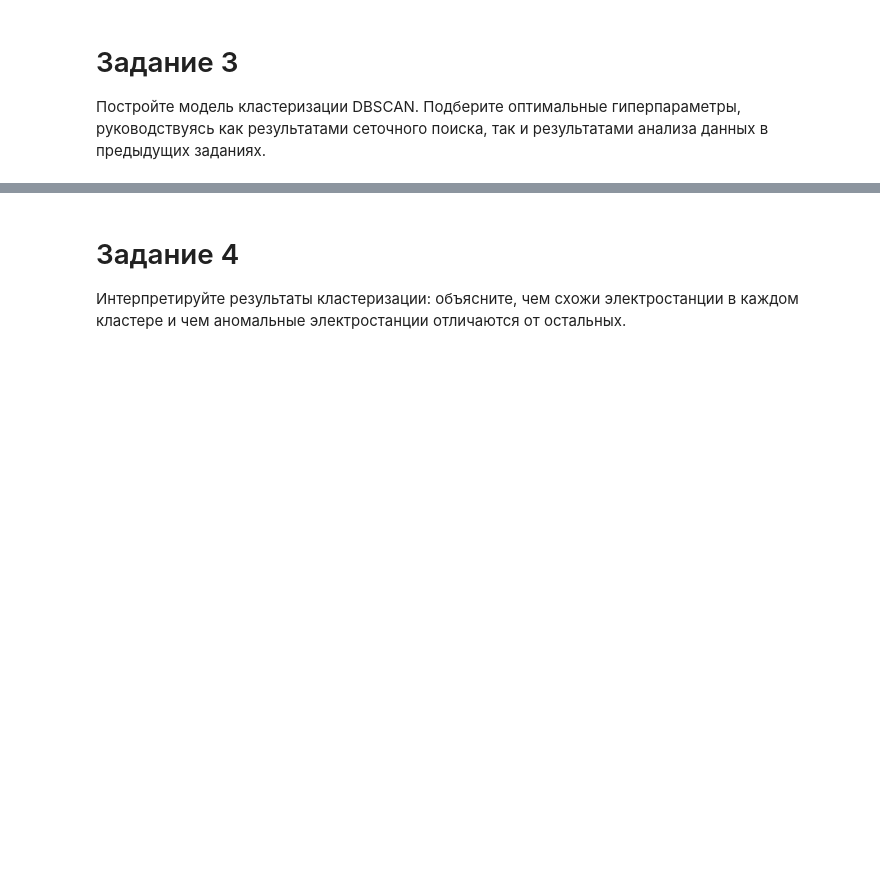
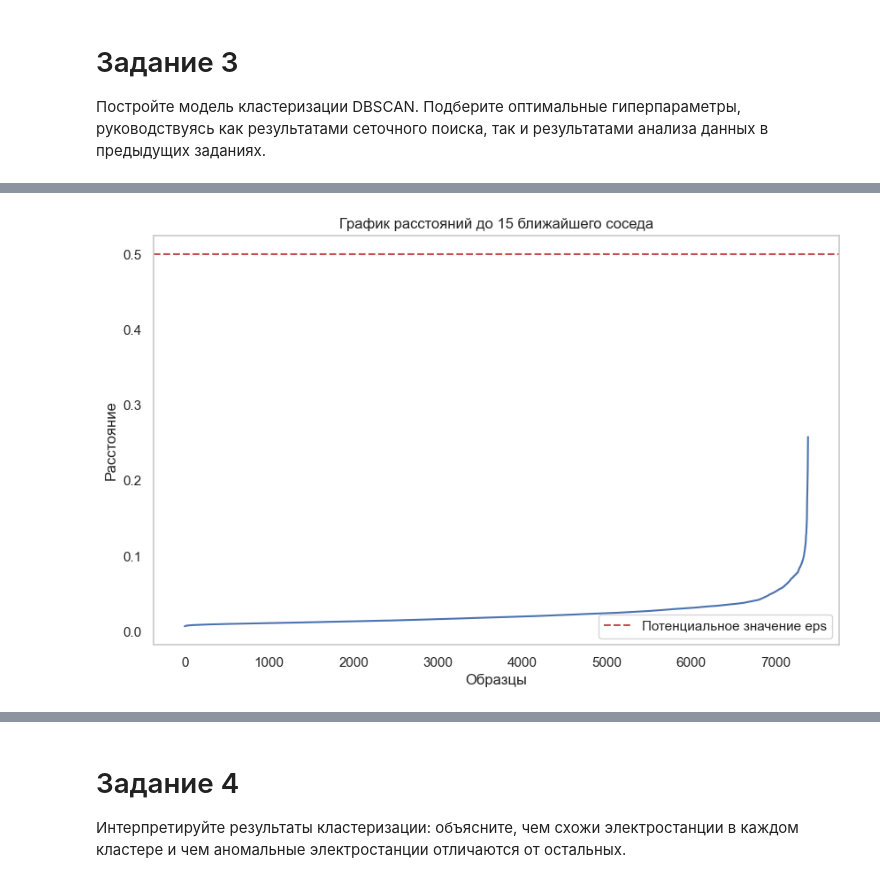
Before and after one commit to Ritorta/machine-learning, a Jupyter notebook: Work#7/Task#1.ipynb, the cells around one changed output, grey strips where cells are left out. Cells and saved outputs as stored; diff of their text form; code cells hidden in the pictures; blank space fills up the shorter version.

```diff
--- a/Work#7/Task#1.ipynb
+++ b/Work#7/Task#1.ipynb
@@ -985,0 +1147,31 @@ plt.show()
+# %%
+# Копируем исходный DataFrame и переименовываем
+df_clust = gt_df.copy()
+
+# Удаляем столбец 'Best_Cluster'
+df_clust.drop(columns=['Best_Cluster'], inplace=True)
+# %%
+# Вычисляем расстояния до ближайших соседей
+n_neighbors = 15  # Это соответствует min_samples в DBSCAN
+neighbors = NearestNeighbors(n_neighbors=n_neighbors)
+neighbors_fit = neighbors.fit(df_clust[['PCA1', 'PCA2']])
+distances, indices = neighbors_fit.kneighbors(df_clust[['PCA1', 'PCA2']])
+
+# Сортируем расстояния до 4-го ближайшего соседа
+distances = np.sort(distances[:, n_neighbors - 1], axis=0)  # n_neighbors - 1 из-за 0-индексации
+
+# Строим график
+plt.figure(figsize=(10, 6))
+plt.plot(distances)
+plt.title(f'График расстояний до {n_neighbors} ближайшего соседа')
+plt.xlabel('Образцы')
+plt.ylabel('Расстояние')
+plt.grid()
+
+# Визуализации порога eps
+plt.axhline(y=0.5, color='r', linestyle='--', label='Потенциальное значение eps')
+plt.legend()
+
+plt.show()
+# %% [output]
+[figure, added]
```
Also changed, not shown: parts of 10 cells of this notebook.
